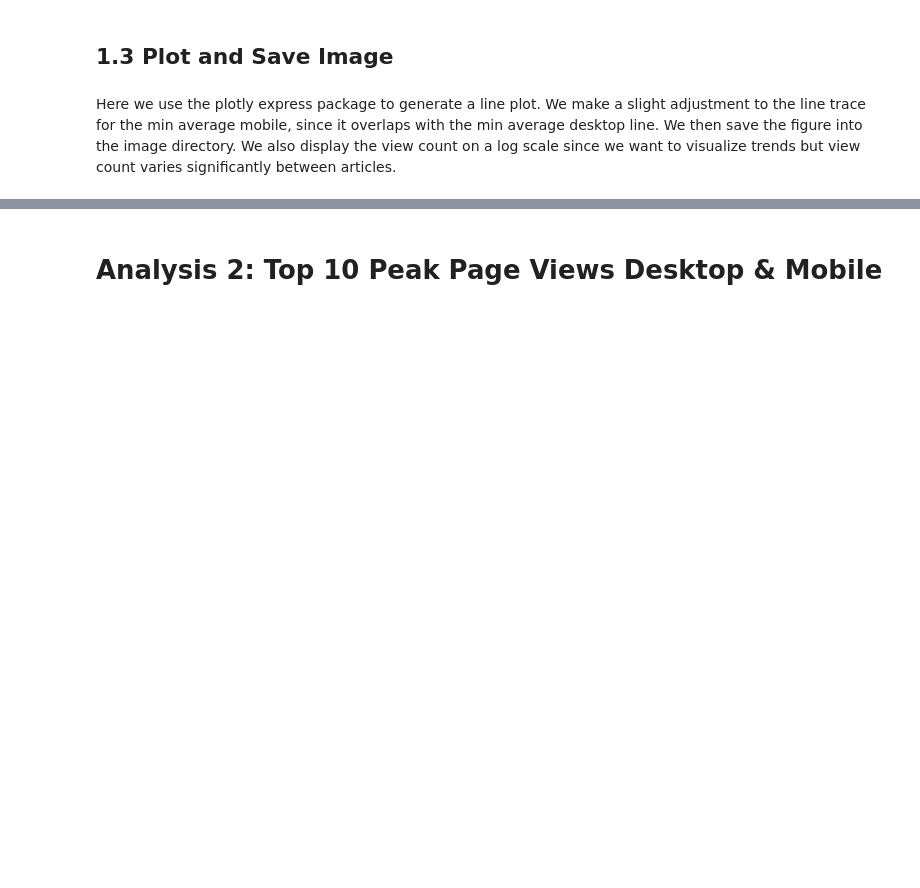
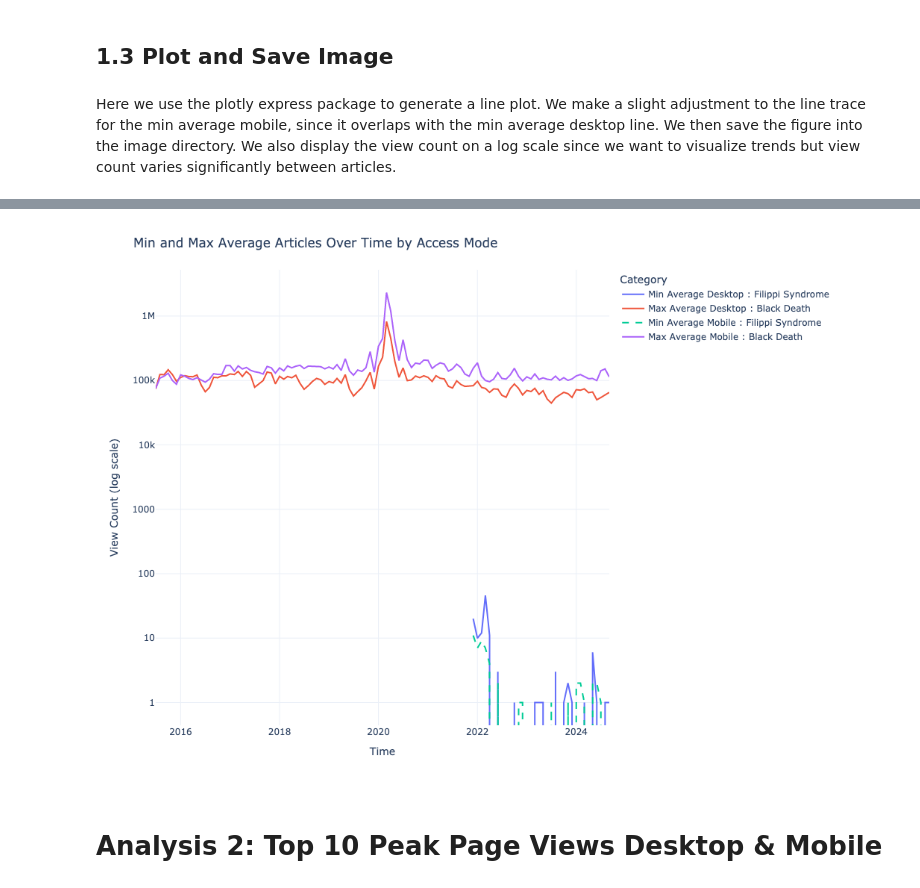
Before and after one commit to SSGurajala/DATA512, a Jupyter notebook: data-512-homework_1/libs/notebooks/data_analysis.ipynb, the cells around one changed output, grey strips where cells are left out. Drawn from its saved outputs; the diff is of its cells as text; code cells hidden in the pictures; blank space fills up the shorter version.

```diff
--- a/data-512-homework_1/libs/notebooks/data_analysis.ipynb
+++ b/data-512-homework_1/libs/notebooks/data_analysis.ipynb
@@ -123,6 +125,8 @@ for trace in fig.data:
     if trace.name == 'Min Average Mobile : Filippi Syndrome':
         trace.line.dash = 'dash'
 #show figure in notebook and write image
-fig.show(renderer = "notebook_connected")
 fig.write_image("../../imgs/max_average_min_average_plot.png")
+
+with Image.open("../../imgs/max_average_min_average_plot.png") as img:
+    display(img)
 # %% [output]
@@ -130,3 +133,4 @@ fig.write_image("../../imgs/max_average_min_average_plot.png")
+[figure, added]
 # %% [markdown]
 # Analysis 2: Top 10 Peak Page Views Desktop & Mobile
 # %% [markdown]
```
Also changed, not shown: parts of 4 cells of this notebook.
